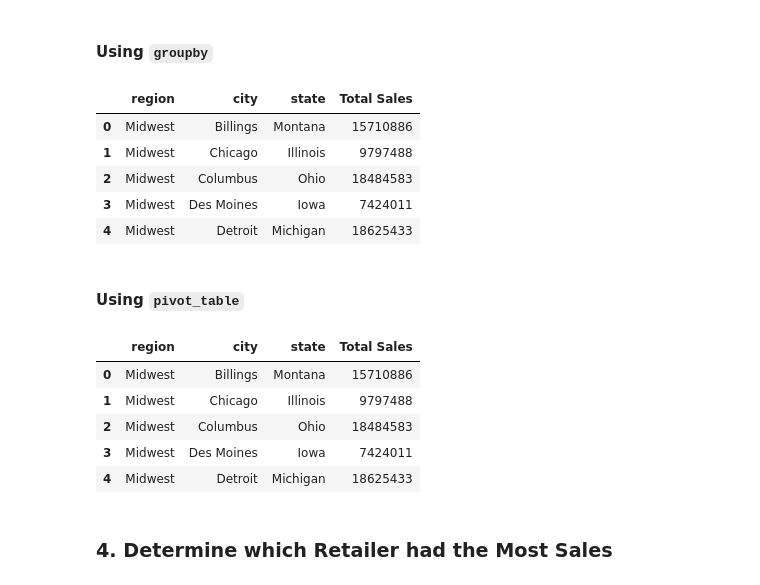
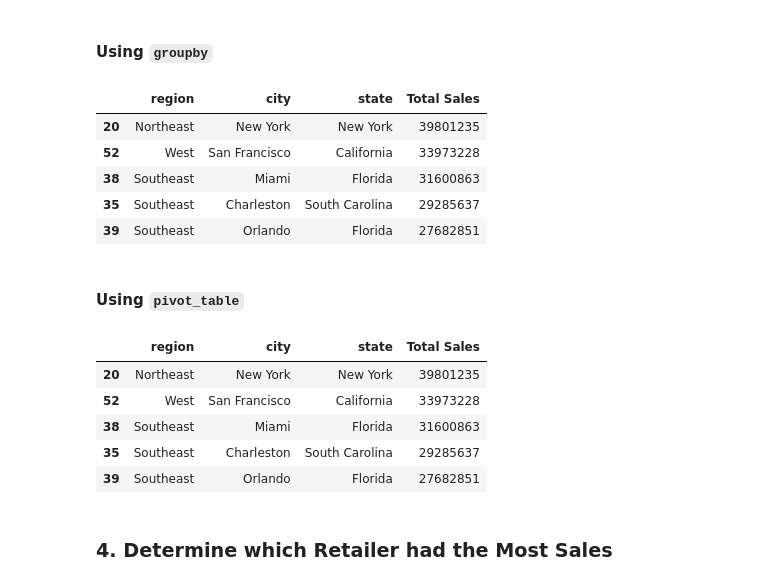
Before and after one commit to dmusili/athletic_sales_analysis, a Jupyter notebook: athletic_sales_analysis_starter_code.ipynb, the cells around one changed output. Drawn from its saved outputs; the diff is of its cells as text; code cells hidden in the pictures.

```diff
--- a/athletic_sales_analysis_starter_code.ipynb
+++ b/athletic_sales_analysis_starter_code.ipynb
@@ -170,19 +163,19 @@ total_sold_pivot.head()
 # %%
 # Show the total sales for the products sold for each region, state, and city.
 # Rename the "total_sales" column to "Total Sales"
 total_sales_group_by=pd.DataFrame(combined_athletic_sales_df.groupby(['region','city','state'])['total_sales'].sum())
 total_sales_group_by=total_sales_group_by.reset_index()
 total_sales_group_by = total_sales_group_by.rename(columns={"total_sales":"Total Sales"})
 
 # Show the top 5 results.
-total_sales_group_by.head()
+total_sales_group_by.nlargest(5, ["Total Sales"])
 # %% [output]
 |  | region | city | state | Total Sales |
-| 0 | Midwest | Billings | Montana | 15710886 |
-| 1 | Midwest | Chicago | Illinois | 9797488 |
-| 2 | Midwest | Columbus | Ohio | 18484583 |
-| 3 | Midwest | Des Moines | Iowa | 7424011 |
-| 4 | Midwest | Detroit | Michigan | 18625433 |
+| 20 | Northeast | New York | New York | 39801235 |
+| 52 | West | San Francisco | California | 33973228 |
+| 38 | Southeast | Miami | Florida | 31600863 |
+| 35 | Southeast | Charleston | South Carolina | 29285637 |
+| 39 | Southeast | Orlando | Florida | 27682851 |
 # %% [markdown]
 #### Using `pivot_table`
 # %%
@@ -195,14 +188,14 @@ total_sales_pivot=total_sales_pivot.reset_index()
 total_sales_pivot = total_sales_pivot.rename(columns={"total_sales":"Total Sales"})
 
 # Show the top 5 results.
-total_sales_pivot.head()
+total_sales_pivot.nlargest(5, ["Total Sales"])
 # %% [output]
 |  | region | city | state | Total Sales |
-| 0 | Midwest | Billings | Montana | 15710886 |
-| 1 | Midwest | Chicago | Illinois | 9797488 |
-| 2 | Midwest | Columbus | Ohio | 18484583 |
-| 3 | Midwest | Des Moines | Iowa | 7424011 |
-| 4 | Midwest | Detroit | Michigan | 18625433 |
+| 20 | Northeast | New York | New York | 39801235 |
+| 52 | West | San Francisco | California | 33973228 |
+| 38 | Southeast | Miami | Florida | 31600863 |
+| 35 | Southeast | Charleston | South Carolina | 29285637 |
+| 39 | Southeast | Orlando | Florida | 27682851 |
 # %% [markdown]
 ### 4. Determine which Retailer had the Most Sales
 # %% [markdown]
```
Also changed, not shown: parts of 9 cells of this notebook.
